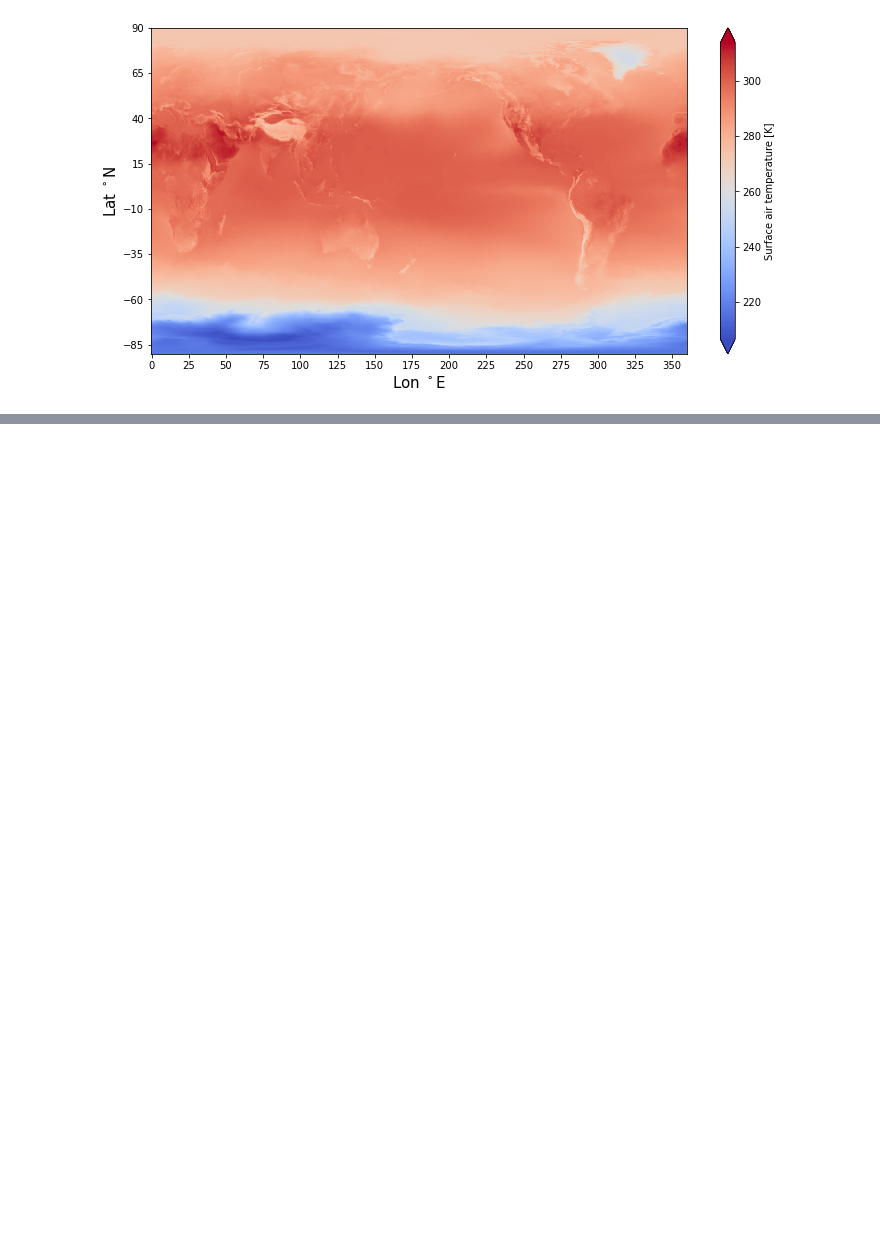
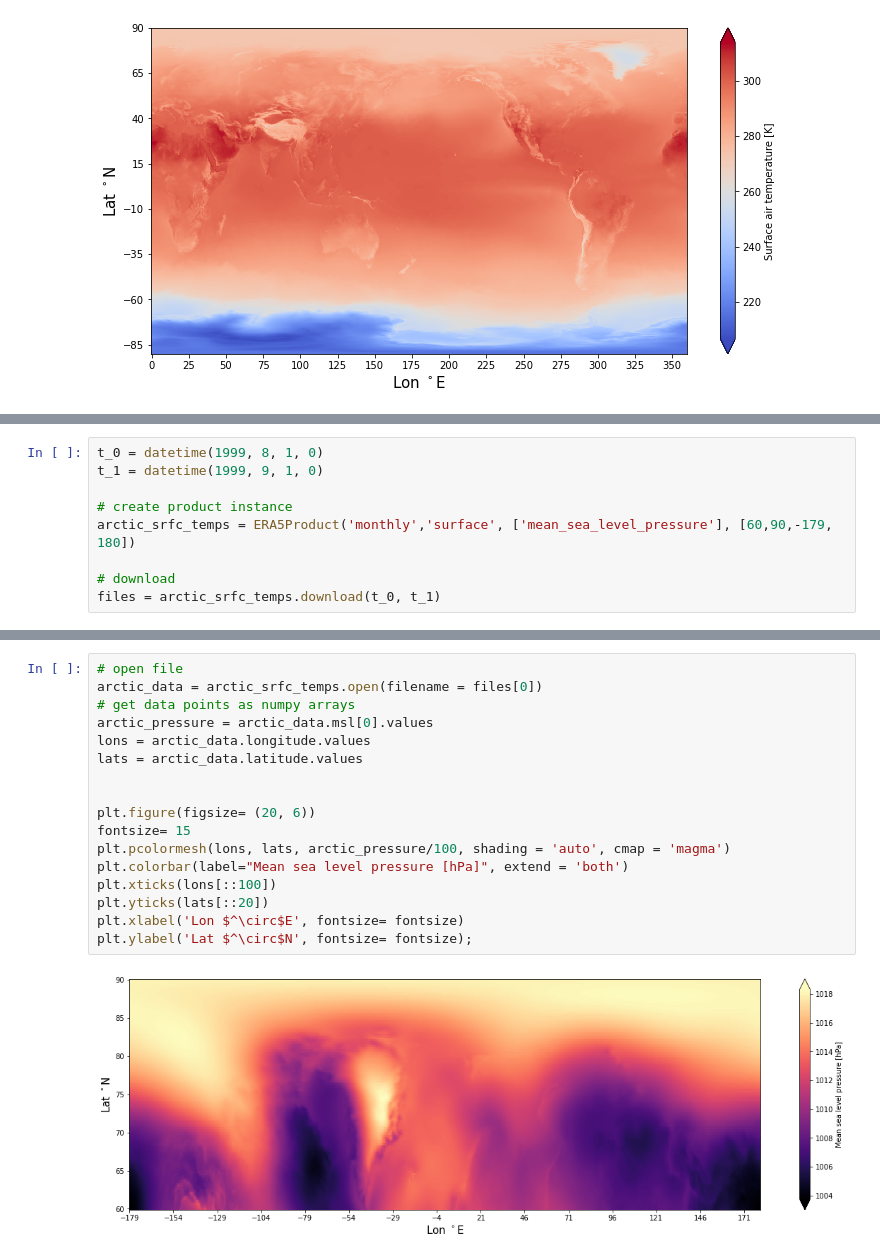
Before and after one commit to SEE-GEO/pansat, a Jupyter notebook: notebooks/products/era5.ipynb, the cells around one changed output, grey strips where cells are left out. Drawn from its saved outputs; the diff is of its cells as text; blank space fills up the shorter version.

```diff
--- a/notebooks/products/era5.ipynb
+++ b/notebooks/products/era5.ipynb
@@ -73,0 +78,9 @@ plt.ylabel('Lat $^\circ$N', fontsize= fontsize);
+# %%
+t_0 = datetime(1999, 8, 1, 0)
+t_1 = datetime(1999, 9, 1, 0)
+
+# create product instance
+arctic_srfc_temps = ERA5Product('monthly','surface', ['mean_sea_level_pressure'], [60,90,-179, 180])
+
+# download
+files = arctic_srfc_temps.download(t_0, t_1)
@@ -73,0 +111,19 @@ plt.ylabel('Lat $^\circ$N', fontsize= fontsize);
+# %%
+# open file
+arctic_data = arctic_srfc_temps.open(filename = files[0])
+# get data points as numpy arrays
+arctic_pressure = arctic_data.msl[0].values
+lons = arctic_data.longitude.values
+lats = arctic_data.latitude.values
+
+
+plt.figure(figsize= (20, 6))
+fontsize= 15
+plt.pcolormesh(lons, lats, arctic_pressure/100, shading = 'auto', cmap = 'magma')
+plt.colorbar(label="Mean sea level pressure [hPa]", extend = 'both')
+plt.xticks(lons[::100])
+plt.yticks(lats[::20])
+plt.xlabel('Lon $^\circ$E', fontsize= fontsize)
+plt.ylabel('Lat $^\circ$N', fontsize= fontsize);
+# %% [output]
+[figure, added]
```
Also changed, not shown: parts of 3 cells of this notebook, 1 other file.
